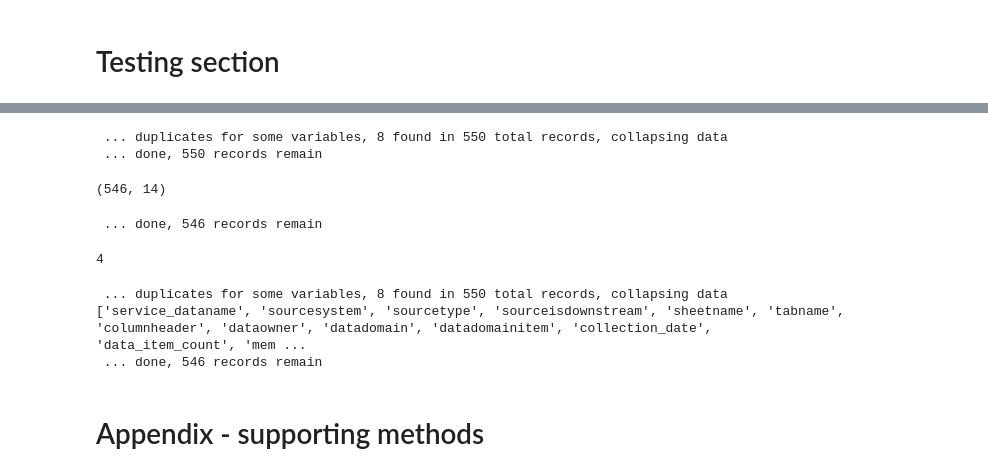
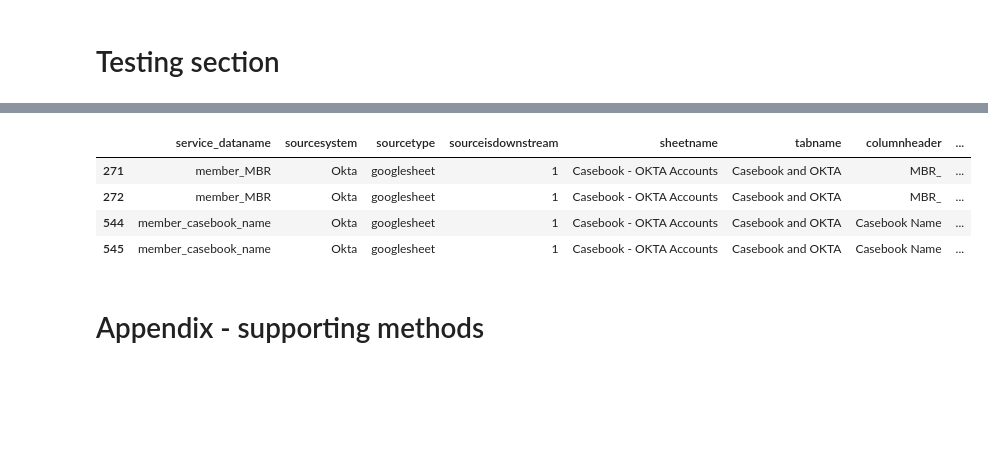
Before and after one commit to CA-DS-SFox/MVP-network-data, a Jupyter notebook: Network_Data_Scraping.ipynb, the cells around one changed output, grey strips where cells are left out. Saved outputs shown, nothing was run; the diff lists cells and outputs as text; code cells hidden in the pictures; blank space fills up the shorter version.

```diff
--- a/Network_Data_Scraping.ipynb
+++ b/Network_Data_Scraping.ipynb
@@ -448,7 +426,7 @@ print(f'\n ... changing data source to : {current_sheet}, {current_tab}')
 
 df_tab_schema = df_schema[(df_schema['tabname'] == current_tab )]
 df_tab_schema.query(f'sheetname == "{current_sheet}" & tabname == "{current_tab}"')
-df_tab_data = processGoogleSheet(df_tab_schema)
+df_tab_data = processGoogleSheet(df_tab_schema, checking = True)
 # %% [output]
  ... changing data source to : Casebook - OKTA Accounts, Casebook and OKTA
  ... Processing GoogleSheet
@@ -483,39 +440,12 @@ df_out.query("data_item_count > 1")
-# %%
-dfx = df_out
-df_out = collapseDataFrame(dfx)
-
-df_out.shape
-# %% [output]
- ... duplicates for some variables, 8 found in 550 total records, collapsing data
- ... done, 550 records remain
-(546, 14)
-# %%
-df_out = df_tab_data
-cols = df_out.columns.to_list()
-cols.remove('data')
-df_out = df_out.groupby(cols)['data'].agg(' ; '.join).reset_index()
-print(f' ... done, {df_out.shape[0]} records remain')
-# %% [output]
- ... done, 546 records remain
-# %%
-id_var_duplicates = df_out.query("data_item_count > 1").shape[0]
-print(id_var_duplicates)
-# %% [output]
-4
-# %%
-  if id_var_duplicates > 0:
-    print(f' ... duplicates for some variables, {id_var_duplicates} found in {df_out.shape[0]} total records, collapsing data')
-    # aggregate data from multiple entries
-    cols = df_out.columns.to_list()
-    cols.remove('data')
-    print(cols)
-
-    df_out = df_out.groupby(cols)['data'].agg(' ; '.join).reset_index()
-    print(f' ... done, {df_out.shape[0]} records remain')
-# %% [output]
- ... duplicates for some variables, 8 found in 550 total records, collapsing data
-['service_dataname', 'sourcesystem', 'sourcetype', 'sourceisdownstream', 'sheetname', 'tabname', 'columnheader', 'dataowner', 'datadomain', 'datadomainitem', 'collection_date', 'data_item_count', 'mem ...
- ... done, 546 records remain
+# %%
+df_tab_data
+df_tab_data.query("data_item_count > 1")
+# %% [output]
+|  | service_dataname | sourcesystem | sourcetype | sourceisdownstream | sheetname | tabname | columnheader | ... |
+| 271 | member_MBR | Okta | googlesheet | 1 | Casebook - OKTA Accounts | Casebook and OKTA | MBR_ | ... |
+| 272 | member_MBR | Okta | googlesheet | 1 | Casebook - OKTA Accounts | Casebook and OKTA | MBR_ | ... |
+| 544 | member_casebook_name | Okta | googlesheet | 1 | Casebook - OKTA Accounts | Casebook and OKTA | Casebook Name | ... |
+| 545 | member_casebook_name | Okta | googlesheet | 1 | Casebook - OKTA Accounts | Casebook and OKTA | Casebook Name | ... |
 # %% [markdown]
 # Appendix - supporting methods
 # %%
```
Also changed, not shown: parts of 15 cells of this notebook.
